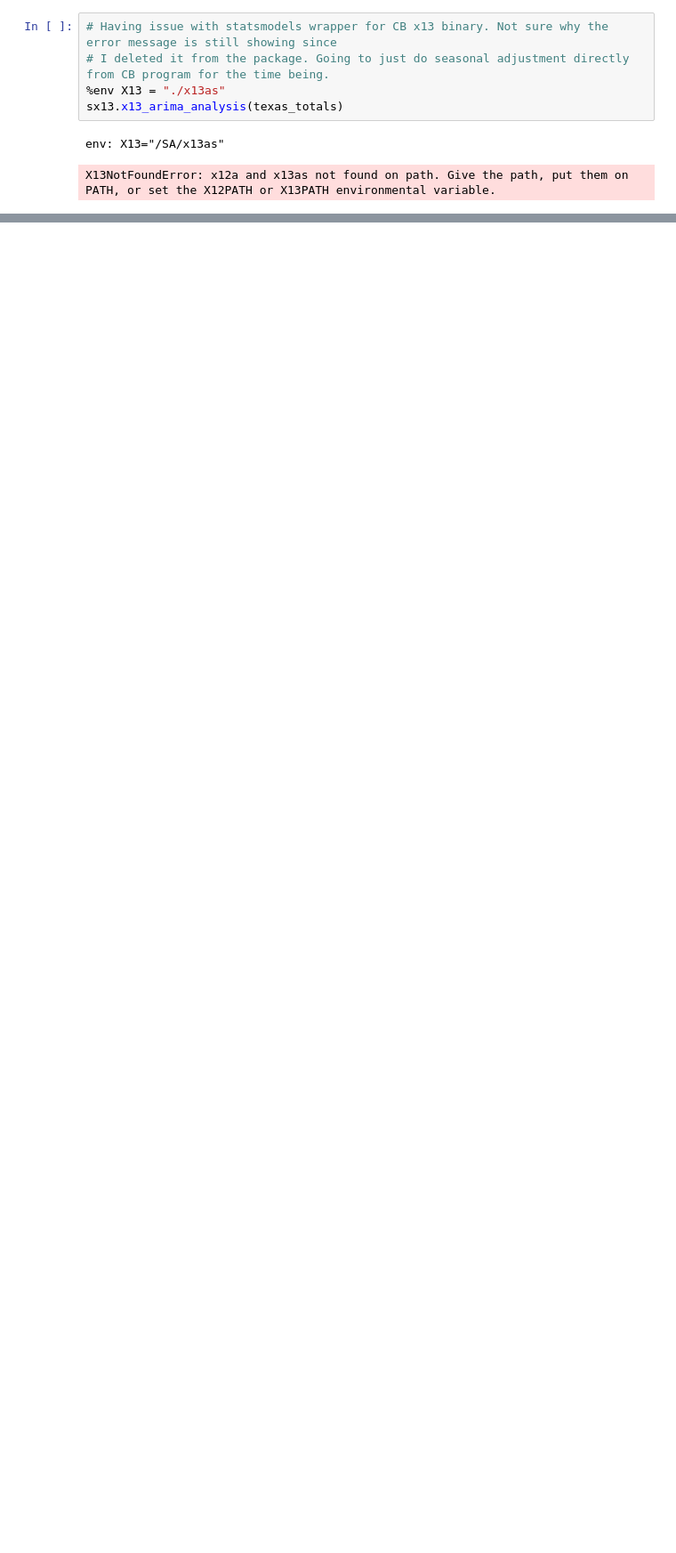
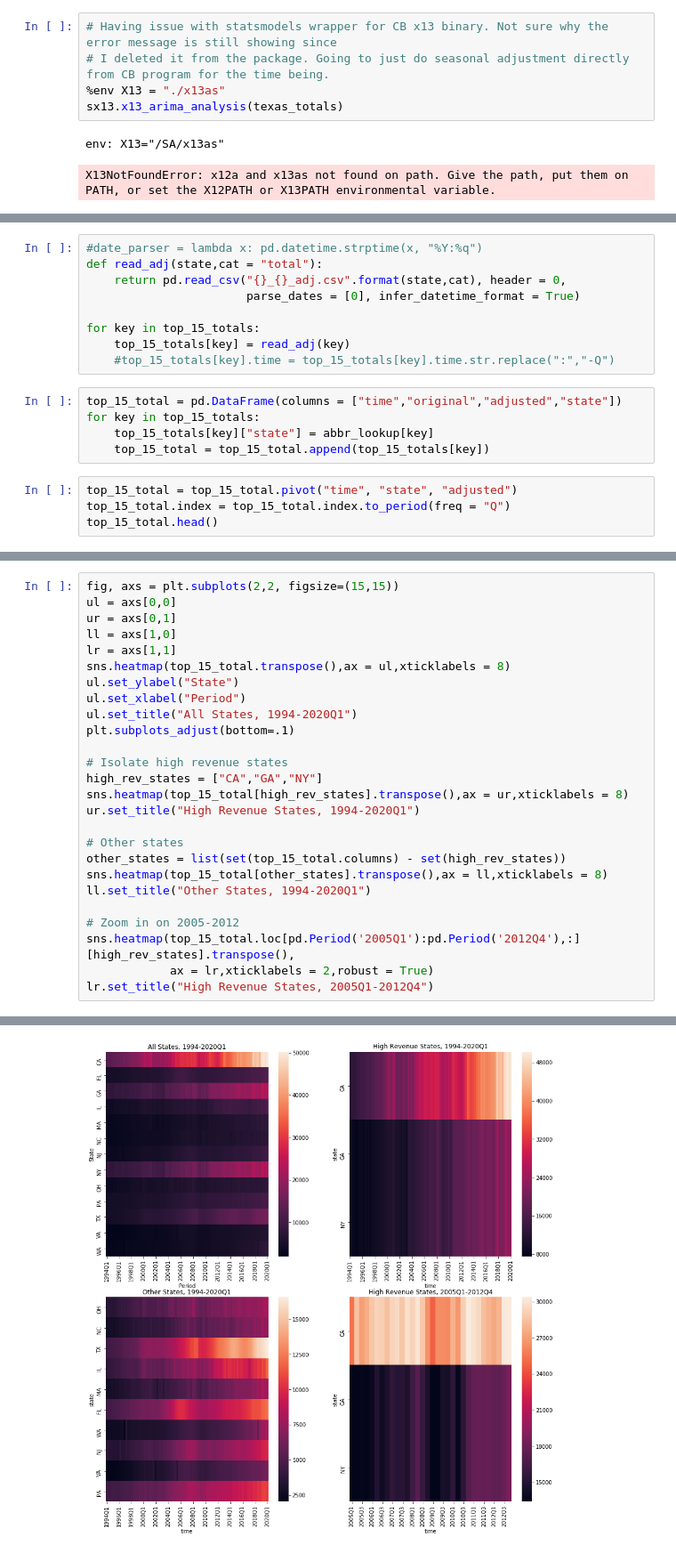
Before and after one commit to rcstein/qtax, a Jupyter notebook: QTax Data Analysis.ipynb, the cells around one changed output, grey strips where cells are left out. Shown: that part at 89% size. Cells and saved outputs as stored; diff of their text form; blank space fills up the shorter version.

Commit message:
Adding rest of adjusted total revenue adjusted data and heat maps to notebook

```diff
--- a/QTax Data Analysis.ipynb
+++ b/QTax Data Analysis.ipynb
@@ -156,0 +187,18 @@ tx_ca = texas_totals.append(california_totals)[["adj","state"]]
+# %%
+#date_parser = lambda x: pd.datetime.strptime(x, "%Y:%q")
+def read_adj(state,cat = "total"):
+    return pd.read_csv("{}_{}_adj.csv".format(state,cat), header = 0,
+                       parse_dates = [0], infer_datetime_format = True)
+
+for key in top_15_totals:
+    top_15_totals[key] = read_adj(key)
+    #top_15_totals[key].time = top_15_totals[key].time.str.replace(":","-Q")
+# %%
+top_15_total = pd.DataFrame(columns = ["time","original","adjusted","state"])
+for key in top_15_totals:
+    top_15_totals[key]["state"] = abbr_lookup[key]
+    top_15_total = top_15_total.append(top_15_totals[key])
+# %%
+top_15_total = top_15_total.pivot("time", "state", "adjusted")
+top_15_total.index = top_15_total.index.to_period(freq = "Q")
+top_15_total.head()
@@ -156,0 +215,27 @@ tx_ca = texas_totals.append(california_totals)[["adj","state"]]
+# %%
+fig, axs = plt.subplots(2,2, figsize=(15,15))
+ul = axs[0,0]
+ur = axs[0,1]
+ll = axs[1,0]
+lr = axs[1,1]
+sns.heatmap(top_15_total.transpose(),ax = ul,xticklabels = 8)
+ul.set_ylabel("State")
+ul.set_xlabel("Period")
+ul.set_title("All States, 1994-2020Q1")
+plt.subplots_adjust(bottom=.1)
+
+# Isolate high revenue states
+high_rev_states = ["CA","GA","NY"]
+sns.heatmap(top_15_total[high_rev_states].transpose(),ax = ur,xticklabels = 8)
+ur.set_title("High Revenue States, 1994-2020Q1")
+
+# Other states
+other_states = list(set(top_15_total.columns) - set(high_rev_states))
+sns.heatmap(top_15_total[other_states].transpose(),ax = ll,xticklabels = 8)
+ll.set_title("Other States, 1994-2020Q1")
+
+# Zoom in on 2005-2012
+sns.heatmap(top_15_total.loc[pd.Period('2005Q1'):pd.Period('2012Q4'),:][high_rev_states].transpose(),
+            ax = lr,xticklabels = 2,robust = True)
+lr.set_title("High Revenue States, 2005Q1-2012Q4")
+# %% [output]
@@ -156,0 +243 @@ tx_ca = texas_totals.append(california_totals)[["adj","state"]]
+[figure, added]
```
Also changed, not shown: parts of 13 cells of this notebook, 17 other files.
